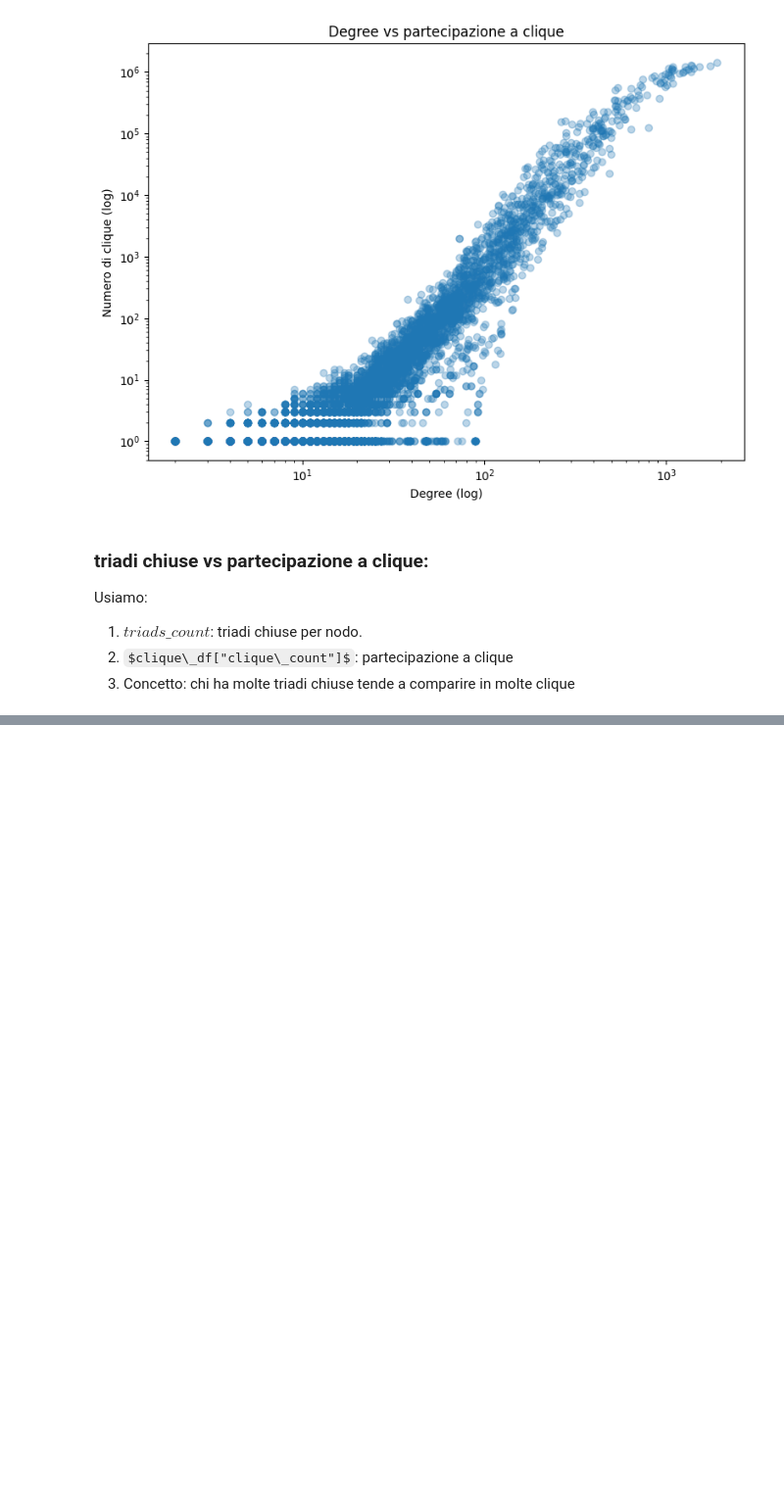
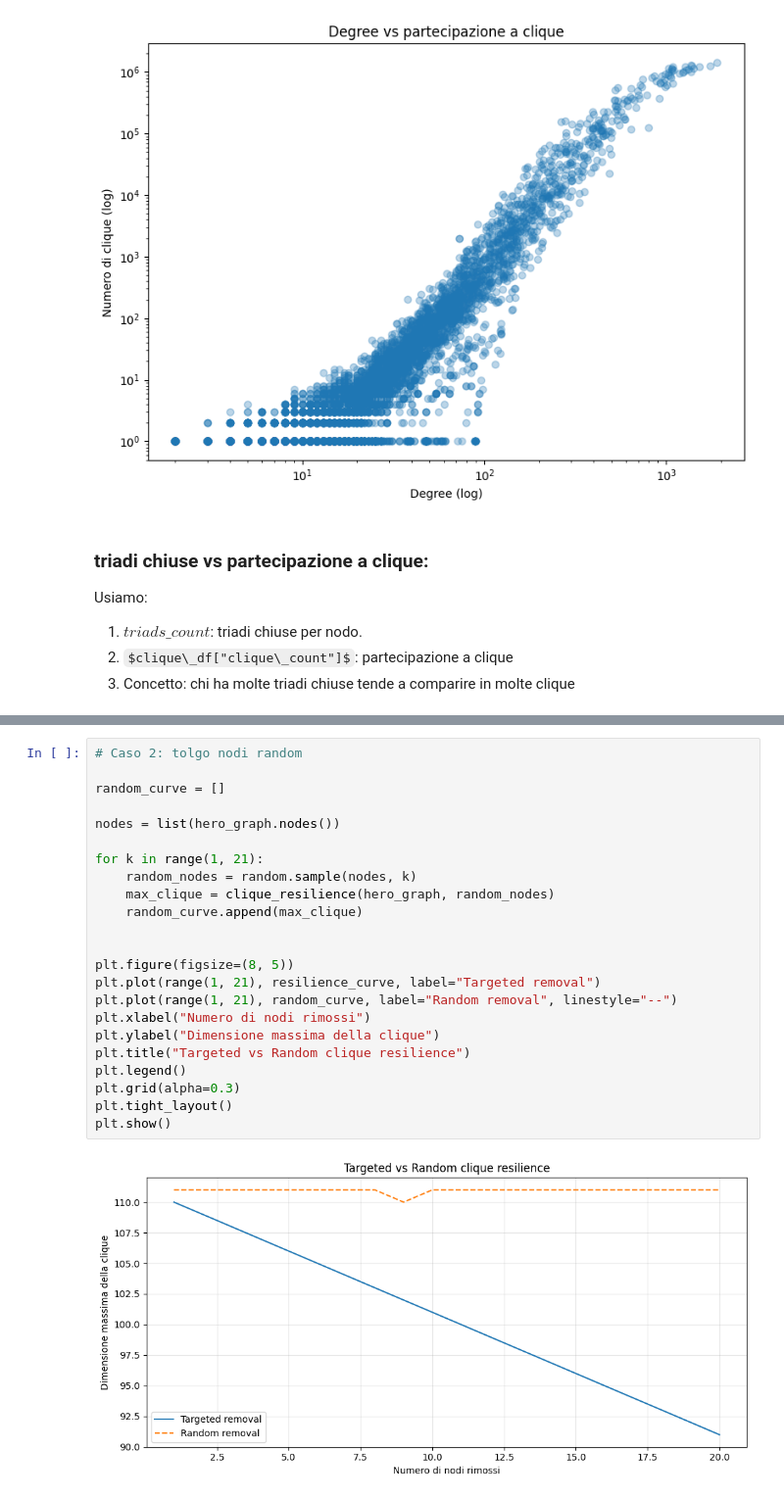
Before and after one commit to matteostronati/Data_science_project, a Jupyter notebook: notebooks/05_triads.ipynb, the cells around one changed output, grey strips where cells are left out. Shown at 98% size. Drawn from its saved outputs; the diff is of its cells as text; some formulas as TeX source; blank space fills up the shorter version.

```diff
--- a/notebooks/05_triads.ipynb
+++ b/notebooks/05_triads.ipynb
@@ -491,0 +613,25 @@ plt.show()
+# %%
+# Caso 2: tolgo nodi random
+
+random_curve = []
+
+nodes = list(hero_graph.nodes())
+
+for k in range(1, 21):
+    random_nodes = random.sample(nodes, k)
+    max_clique = clique_resilience(hero_graph, random_nodes)
+    random_curve.append(max_clique)
+
+
+plt.figure(figsize=(8, 5))
+plt.plot(range(1, 21), resilience_curve, label="Targeted removal")
+plt.plot(range(1, 21), random_curve, label="Random removal", linestyle="--")
+plt.xlabel("Numero di nodi rimossi")
+plt.ylabel("Dimensione massima della clique")
+plt.title("Targeted vs Random clique resilience")
+plt.legend()
+plt.grid(alpha=0.3)
+plt.tight_layout()
+plt.show()
+# %% [output]
+[figure, added]
```
Also changed, not shown: parts of 11 cells of this notebook.
